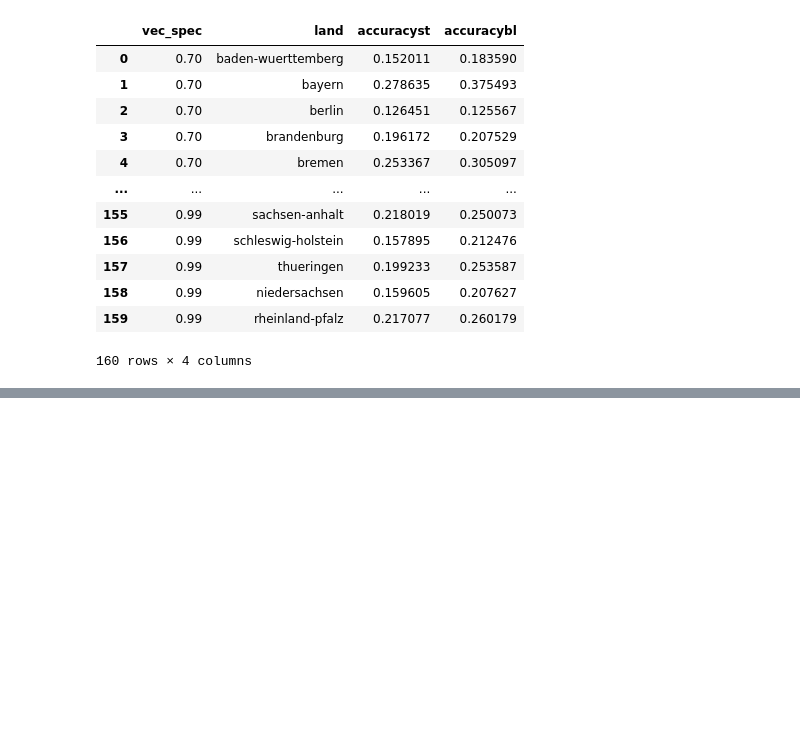
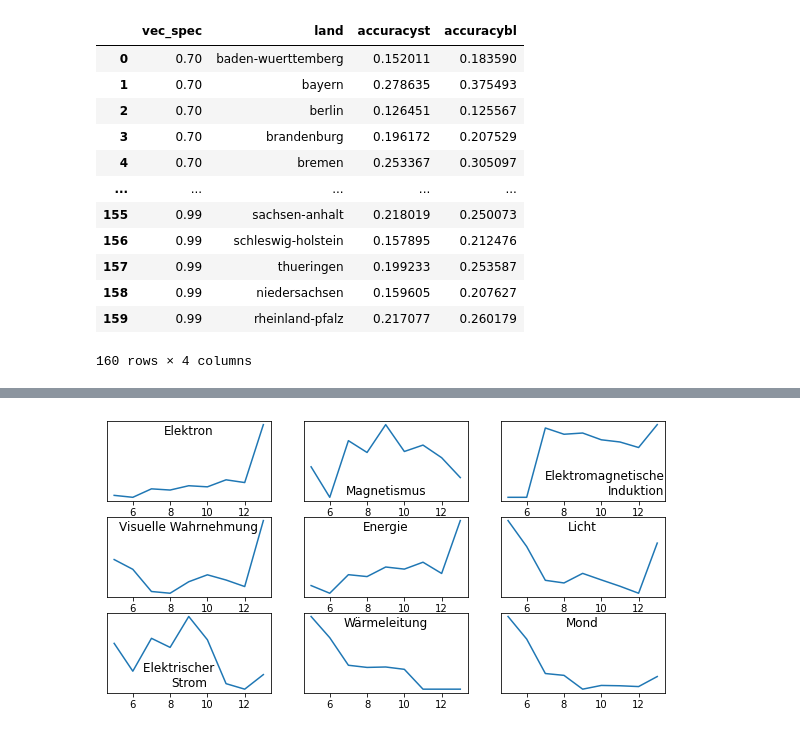
Before and after one commit to rxvl-d/curri, a Jupyter notebook: notebooks/paper-submission.ipynb, the cells around one changed output, grey strips where cells are left out. Saved outputs shown, nothing was run; the diff lists cells and outputs as text; code cells hidden in the pictures; blank space fills up the shorter version.

```diff
--- a/notebooks/paper-submission.ipynb
+++ b/notebooks/paper-submission.ipynb
@@ -230,0 +429,3 @@ with open('../results/iwildspaper/babelkw_accuracies_by_state_threshold.pkl', 'w
+# %%
+for i in scores:
+    print(i, scores[i]['agg'])
@@ -301,0 +571,15 @@ bl.join(st, on='land', rsuffix='bl', lsuffix='st')
+# %%
+extractorC = Extractor('../data/cache/')
+# %%
+urls = leifi.grundwissen_url.unique()
+# %%
+def get_simple_feature(babel_feature):
+    try:
+        f = json.loads(babel_feature)
+    except Exception as e:
+        print(e)
+        return None
+    if f['dbpedia']:
+        return urllib.parse.unquote(f['dbpedia'][0].split('/')[-1])
+    else:
+        return urllib.parse.unquote(f['text'][0])
@@ -301,0 +614,26 @@ bl.join(st, on='land', rsuffix='bl', lsuffix='st')
+# %%
+fig, axs = plt.subplots(3, 3, figsize=(10,5))
+extractor == 'wiki'
+for i in range(3):
+    for j in range(3):
+        feature, result = results[extractor][i*3+j]
+        axs[j][i].plot(list(range(5, 14)), result)
+        if feature == 'Elektron':
+            axs[j][i].set_title(feature, y=1.0, pad=-14)
+        elif feature == 'Magnetismus':
+            axs[j][i].set_title(feature, y=1.0, pad=-74)
+        elif feature.startswith('Elektro'):
+            axs[j][i].set_title(feature.replace(' ', '\n'), y=1.0, pad=-74, loc='right')
+        elif feature.startswith('Elektri'):
+            axs[j][i].set_title('Elektrischer     \nStrom', y=1.0, pad=-74, loc='center')
+        else:
+            axs[j][i].set_title(feature, y=1.0, pad=-14)
+        # axs[j][i].set_xticks([])
+        axs[j][i].set_yticks([])
+
+# for i, feature in enumerate(by_class_feature_count):
+#     if i < 10:
+#         axs[i].plot(list(range(5, 14)), by_class_feature_count[feature])
+#         axs[i].set_title(feature)
+# %% [output]
+[figure, added]
```
Also changed, not shown: parts of 38 cells of this notebook, 3 other files.
